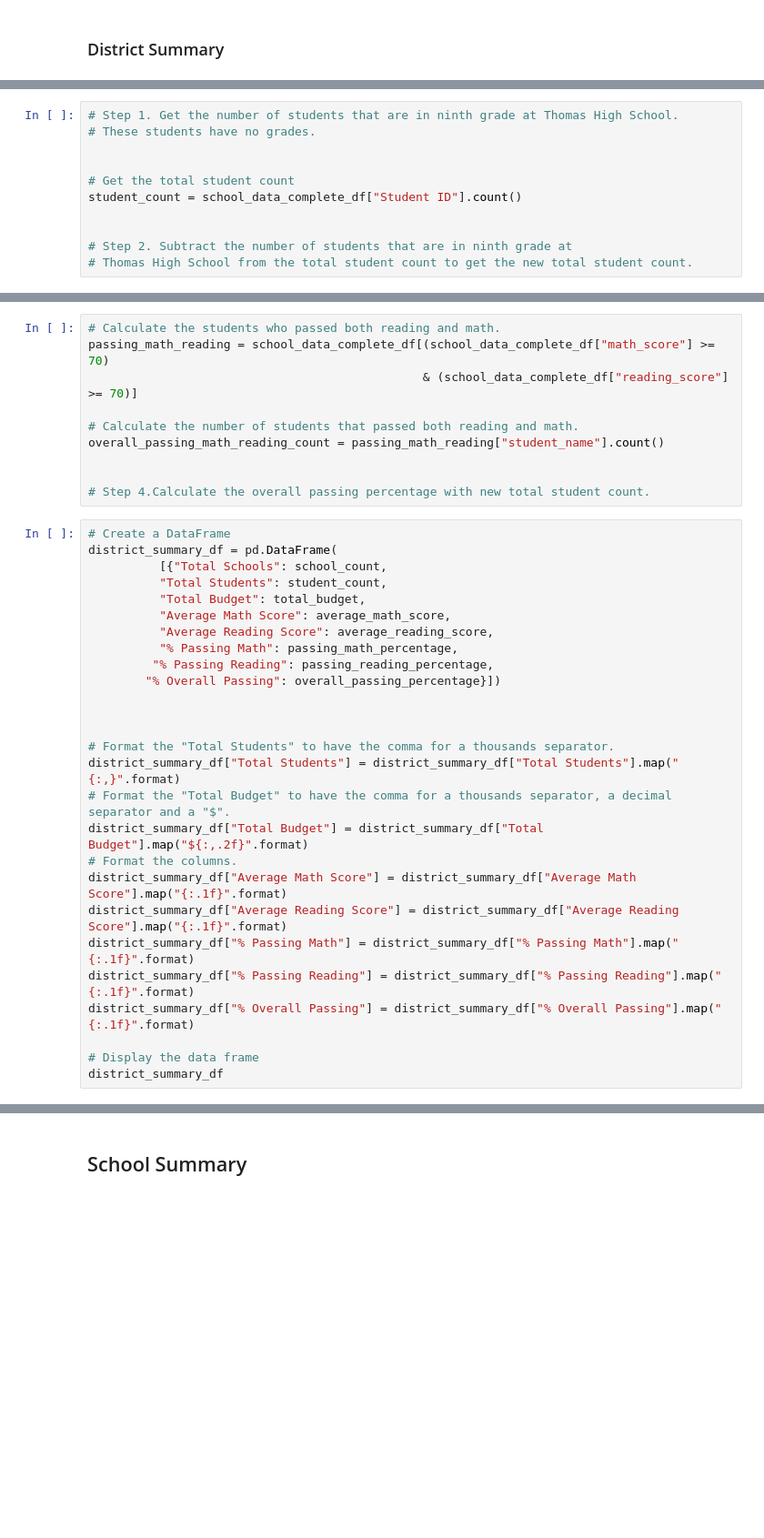
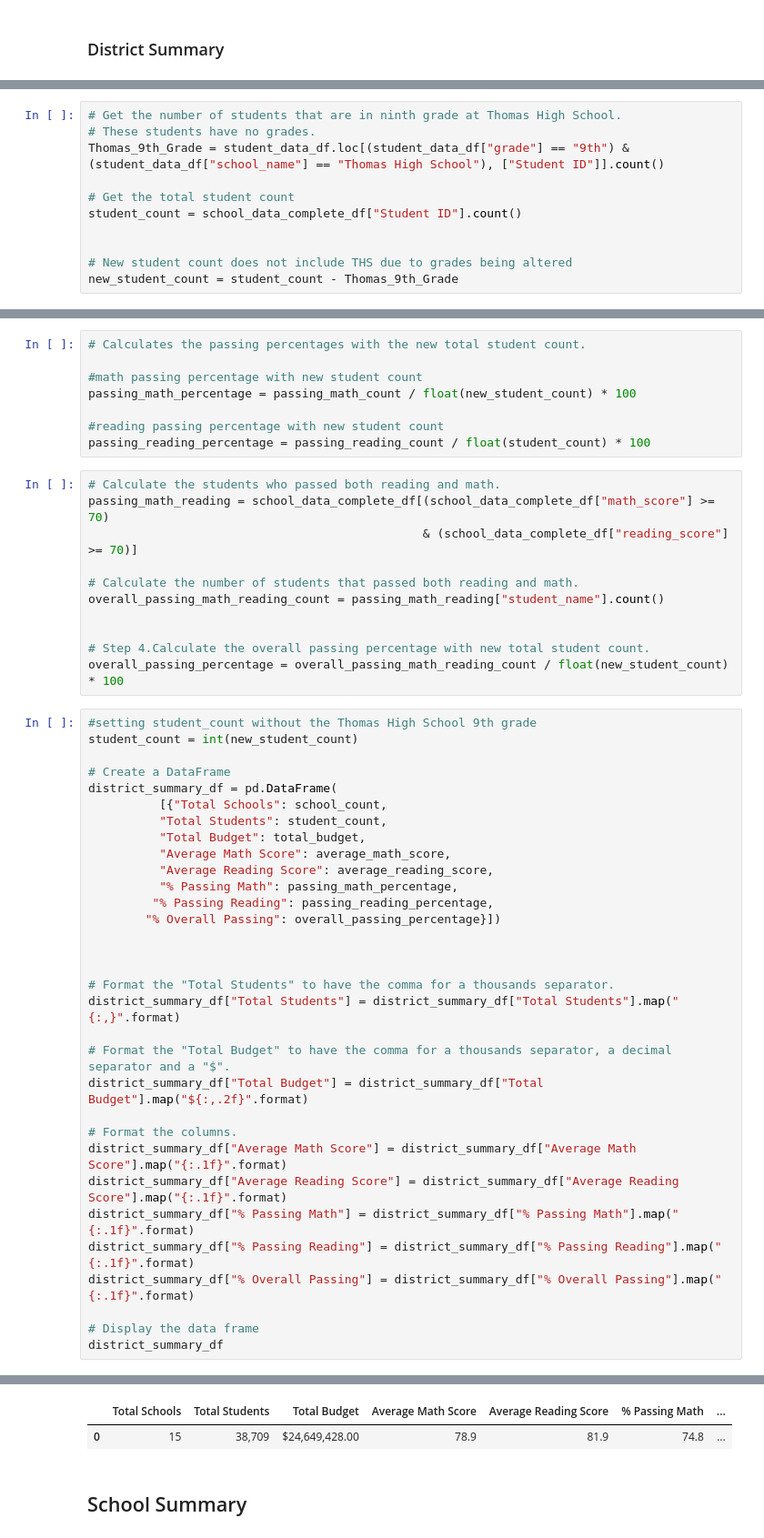
Before and after one commit to nasarar/School_District_Analysis, a Jupyter notebook: PyCitySchools_Challenge.ipynb, the cells around one changed output, grey strips where cells are left out. Shown: that part at 91% size. Cells and saved outputs as stored; diff of their text form; blank space fills up the shorter version.

```diff
--- a/PyCitySchools_Challenge.ipynb
+++ b/PyCitySchools_Challenge.ipynb
@@ -97,14 +69,14 @@ total_budget = school_data_df["budget"].sum()
 average_reading_score = school_data_complete_df["reading_score"].mean()
 average_math_score = school_data_complete_df["math_score"].mean()
 # %%
-# Step 1. Get the number of students that are in ninth grade at Thomas High School.
+# Get the number of students that are in ninth grade at Thomas High School.
 # These students have no grades.
-
+Thomas_9th_Grade = student_data_df.loc[(student_data_df["grade"] == "9th") & (student_data_df["school_name"] == "Thomas High School"), ["Student ID"]].count()
 
 # Get the total student count
 student_count = school_data_complete_df["Student ID"].count()
 
 
-# Step 2. Subtract the number of students that are in ninth grade at
-# Thomas High School from the total student count to get the new total student count.
+# New student count does not include THS due to grades being altered
+new_student_count = student_count - Thomas_9th_Grade
 # %%
@@ -116,3 +87,11 @@ passing_reading_count = school_data_complete_df[(school_data_complete_df["readin
+# %%
+# Calculates the passing percentages with the new total student count.
+
+#math passing percentage with new student count
+passing_math_percentage = passing_math_count / float(new_student_count) * 100
+
+#reading passing percentage with new student count
+passing_reading_percentage = passing_reading_count / float(student_count) * 100
 # %%
 # Calculate the students who passed both reading and math.
 passing_math_reading = school_data_complete_df[(school_data_complete_df["math_score"] >= 70)
@@ -123,7 +102,11 @@ overall_passing_math_reading_count = passing_math_reading["student_name"].count(
 
 
 # Step 4.Calculate the overall passing percentage with new total student count.
+overall_passing_percentage = overall_passing_math_reading_count / float(new_student_count) * 100
 # %%
+#setting student_count without the Thomas High School 9th grade
+student_count = int(new_student_count)
+
 # Create a DataFrame
 district_summary_df = pd.DataFrame(
           [{"Total Schools": school_count,
@@ -139,8 +122,10 @@ district_summary_df = pd.DataFrame(
 
 # Format the "Total Students" to have the comma for a thousands separator.
 district_summary_df["Total Students"] = district_summary_df["Total Students"].map("{:,}".format)
+
 # Format the "Total Budget" to have the comma for a thousands separator, a decimal separator and a "$".
 district_summary_df["Total Budget"] = district_summary_df["Total Budget"].map("${:,.2f}".format)
+
 # Format the columns.
 district_summary_df["Average Math Score"] = district_summary_df["Average Math Score"].map("{:.1f}".format)
 district_summary_df["Average Reading Score"] = district_summary_df["Average Reading Score"].map("{:.1f}".format)
@@ -155,3 +139,5 @@ NameError: name 'passing_math_percentage' is not defined
+|  | Total Schools | Total Students | Total Budget | Average Math Score | Average Reading Score | % Passing Math | ... |
+| 0 | 15 | 38,709 | $24,649,428.00 | 78.9 | 81.9 | 74.8 | ... |
 # %% [markdown]
 ##  School Summary
 # %%
```
Also changed, not shown: parts of 49 cells of this notebook, 2 other files.
